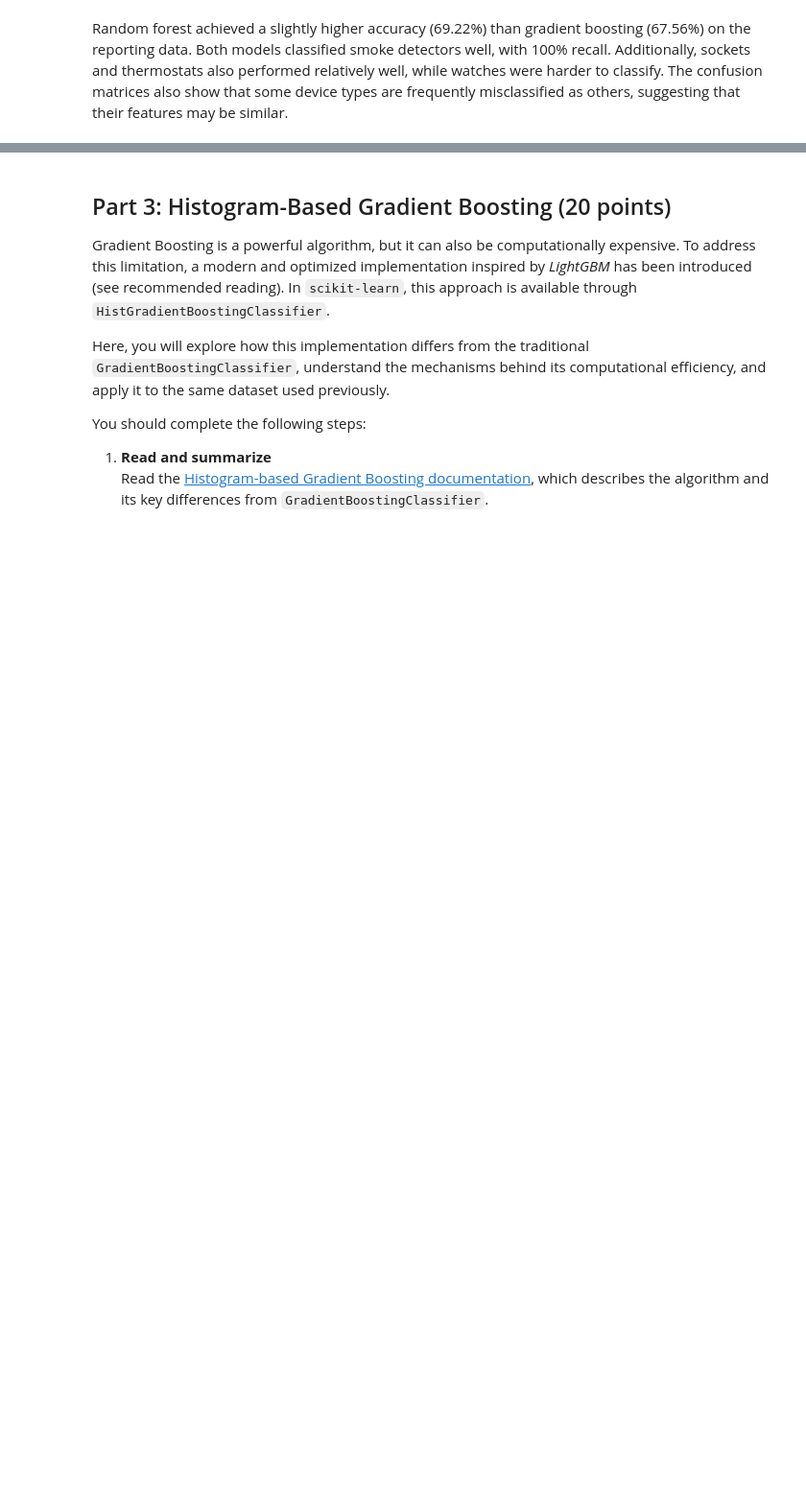
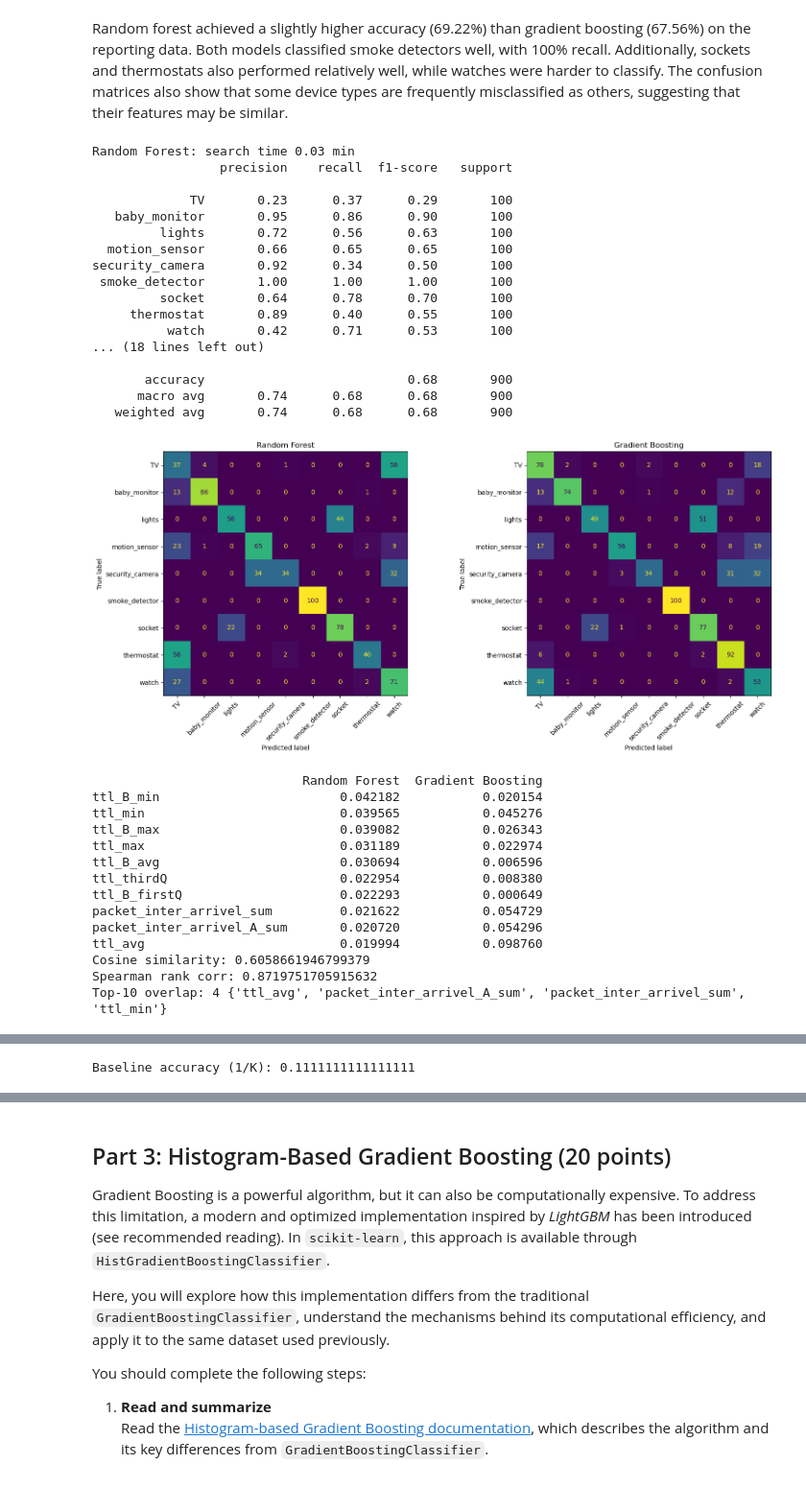
Before and after one commit to rashiadhikarira/ML_LAB07, a Jupyter notebook: 07-iot-ensemble-classification.ipynb, the cells around one changed output, grey strips where cells are left out. Shown at 96% size. Saved outputs shown, nothing was run; the diff lists cells and outputs as text; code cells hidden in the pictures; blank space fills up the shorter version.

```diff
--- a/07-iot-ensemble-classification.ipynb
+++ b/07-iot-ensemble-classification.ipynb
@@ -242,2 +242,71 @@ watch: Gradient Boosting = 0.530, Random Forest = 0.700
 # %% [markdown]
 Random forest achieved a slightly higher accuracy (69.22%) than gradient boosting (67.56%) on the reporting data. Both models classified smoke detectors well, with 100% recall. Additionally, sockets and thermostats also performed relatively well, while watches were harder to classify. The confusion matrices also show that some device types are frequently misclassified as others, suggesting that their features may be similar.
+# %%
+import numpy as np
+import pandas as pd
+from scipy.stats import spearmanr
+from sklearn.metrics import confusion_matrix, ConfusionMatrixDisplay, classification_report
+import matplotlib.pyplot as plt
+
+models = {"Random Forest": rf_search.best_estimator_, "Gradient Boosting": gb_search.best_estimator_}
+times = {"Random Forest": rf_time, "Gradient Boosting": gb_time}
+
+fig, axes = plt.subplots(1, 2, figsize=(16, 7))
+for ax, (name, m) in zip(axes, models.items()):
+    pred = m.predict(reporting_X)
+    print(f"\n{name}: search time {times[name]:.2f} min")
+    print(classification_report(reporting_y, pred, target_names=label_encoder.classes_))
+    ConfusionMatrixDisplay(confusion_matrix(reporting_y, pred), display_labels=label_encoder.classes_).plot(ax=ax, xticks_rotation=45, colorbar=False)
+    ax.set_title(name)
+plt.tight_layout()
+plt.show()
+
+imp = pd.DataFrame({name: m.feature_importances_ for name, m in models.items()}, index=train_X.columns)
+print(imp.sort_values("Random Forest", ascending=False).head(10))
+
+a, b = imp["Random Forest"].values, imp["Gradient Boosting"].values
+print("Cosine similarity:", a @ b / (np.linalg.norm(a) * np.linalg.norm(b)))
+print("Spearman rank corr:", spearmanr(a, b).correlation)
+k = 10
+top_rf = set(imp["Random Forest"].nlargest(k).index)
+top_gb = set(imp["Gradient Boosting"].nlargest(k).index)
+print(f"Top-{k} overlap:", len(top_rf & top_gb), top_rf & top_gb)
+
+imp.sort_values("Random Forest").tail(15).plot.barh(figsize=(8, 7))
+plt.tight_layout(); plt.show()
+
+K = len(label_encoder.classes_)
+print("Baseline accuracy (1/K):", 1 / K)
+# %% [output]
+Random Forest: search time 0.03 min
+                 precision    recall  f1-score   support
+
+             TV       0.23      0.37      0.29       100
+   baby_monitor       0.95      0.86      0.90       100
+         lights       0.72      0.56      0.63       100
+  motion_sensor       0.66      0.65      0.65       100
+security_camera       0.92      0.34      0.50       100
+ smoke_detector       1.00      1.00      1.00       100
+         socket       0.64      0.78      0.70       100
+     thermostat       0.89      0.40      0.55       100
+          watch       0.42      0.71      0.53       100
+... (18 lines left out)
+
+       accuracy                           0.68       900
+      macro avg       0.74      0.68      0.68       900
+   weighted avg       0.74      0.68      0.68       900
+[figure, added]
+                            Random Forest  Gradient Boosting
+ttl_B_min                        0.042182           0.020154
+ttl_min                          0.039565           0.045276
+ttl_B_max                        0.039082           0.026343
+ttl_max                          0.031189           0.022974
+ttl_B_avg                        0.030694           0.006596
+ttl_thirdQ                       0.022954           0.008380
+ttl_B_firstQ                     0.022293           0.000649
+packet_inter_arrivel_sum         0.021622           0.054729
+packet_inter_arrivel_A_sum       0.020720           0.054296
+ttl_avg                          0.019994           0.098760
+Cosine similarity: 0.6058661946799379
+Spearman rank corr: 0.8719751705915632
+Top-10 overlap: 4 {'ttl_avg', 'packet_inter_arrivel_A_sum', 'packet_inter_arrivel_sum', 'ttl_min'}
@@ -243,0 +314 @@ Random forest achieved a slightly higher accuracy (69.22%) than gradient boostin
+Baseline accuracy (1/K): 0.1111111111111111
```
Also changed, not shown: parts of 7 cells of this notebook.
